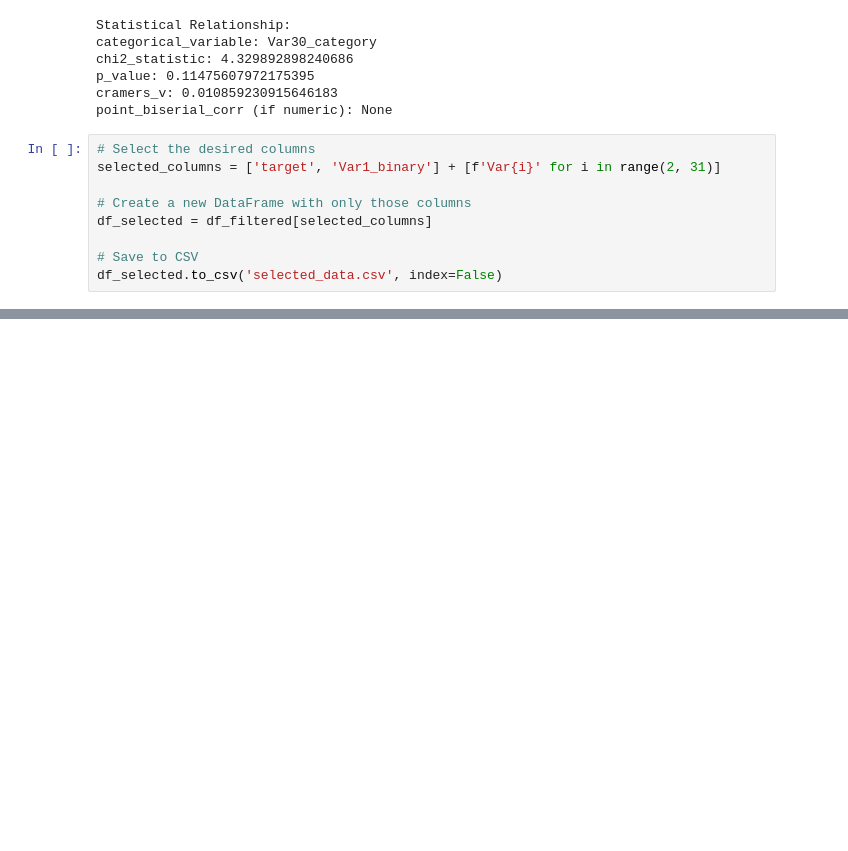
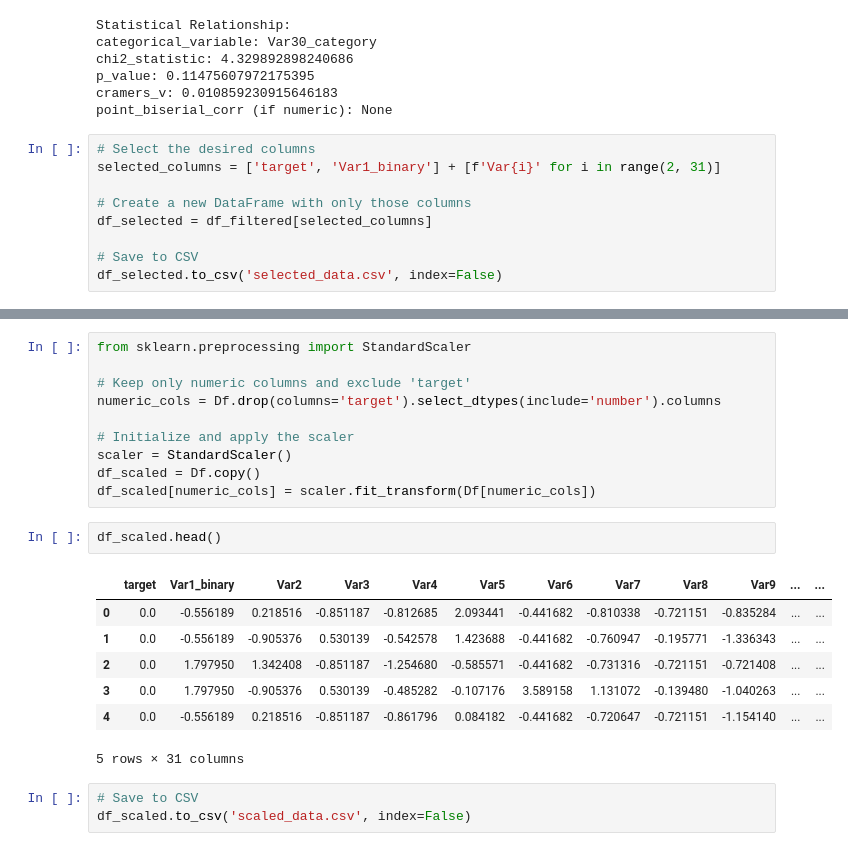
Before and after one commit to shokoufehnaseri/ING-credit_risk, a Jupyter notebook: EDA/EDA.ipynb, the cells around one changed output, grey strips where cells are left out. Saved outputs shown, nothing was run; the diff lists cells and outputs as text; blank space fills up the shorter version.

```diff
--- a/EDA/EDA.ipynb
+++ b/EDA/EDA.ipynb
@@ -1845,0 +1893,23 @@ df_selected.to_csv('selected_data.csv', index=False)
+# %%
+from sklearn.preprocessing import StandardScaler
+
+# Keep only numeric columns and exclude 'target'
+numeric_cols = Df.drop(columns='target').select_dtypes(include='number').columns
+
+# Initialize and apply the scaler
+scaler = StandardScaler()
+df_scaled = Df.copy()
+df_scaled[numeric_cols] = scaler.fit_transform(Df[numeric_cols])
+# %%
+df_scaled.head()
+# %% [output]
+|  | target | Var1_binary | Var2 | Var3 | Var4 | Var5 | Var6 | Var7 | Var8 | Var9 | ... | ... |
+| 0 | 0.0 | -0.556189 | 0.218516 | -0.851187 | -0.812685 | 2.093441 | -0.441682 | -0.810338 | -0.721151 | -0.835284 | ... | ... |
+| 1 | 0.0 | -0.556189 | -0.905376 | 0.530139 | -0.542578 | 1.423688 | -0.441682 | -0.760947 | -0.195771 | -1.336343 | ... | ... |
+| 2 | 0.0 | 1.797950 | 1.342408 | -0.851187 | -1.254680 | -0.585571 | -0.441682 | -0.731316 | -0.721151 | -0.721408 | ... | ... |
+| 3 | 0.0 | 1.797950 | -0.905376 | 0.530139 | -0.485282 | -0.107176 | 3.589158 | 1.131072 | -0.139480 | -1.040263 | ... | ... |
+| 4 | 0.0 | -0.556189 | 0.218516 | -0.851187 | -0.861796 | 0.084182 | -0.441682 | -0.720647 | -0.721151 | -1.154140 | ... | ... |
+5 rows × 31 columns
+# %%
+# Save to CSV
+df_scaled.to_csv('scaled_data.csv', index=False)
```
Also changed, not shown: parts of 6 cells of this notebook, 1 other file.
